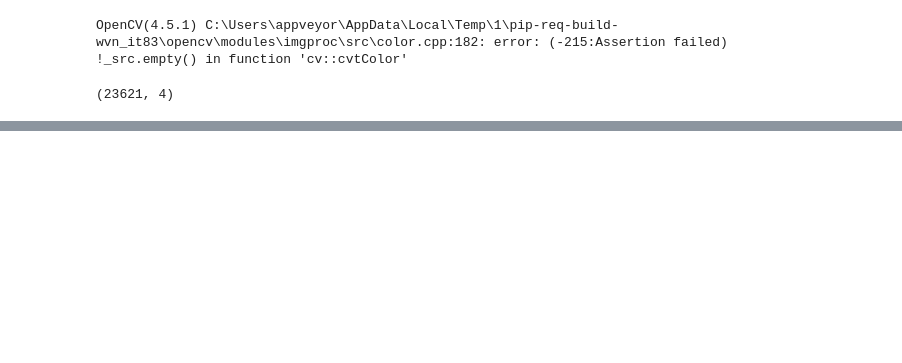
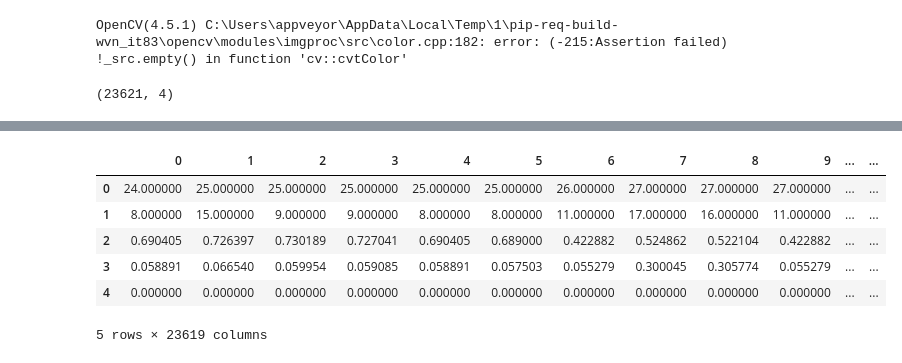
Before and after one commit to azgarshuvo/object-tracking-with-kalman-filtering, a Jupyter notebook: main3.ipynb, the cells around one changed output, grey strips where cells are left out. Cells and saved outputs as stored; diff of their text form; code cells hidden in the pictures; blank space fills up the shorter version.

```diff
--- a/main3.ipynb
+++ b/main3.ipynb
@@ -374,0 +390,2 @@ NameError: name 'np' is not defined
+# %%
+h= get_inverse_pespective(perspective_matrix_padded)
@@ -374,0 +411,4 @@ NameError: name 'np' is not defined
+# %%
+data_input_copy = data_input.copy()
+data_input_copy= data_input_copy[1:]
+data_input_copy
@@ -374,0 +423,15 @@ NameError: name 'np' is not defined
+# %%
+new_data_input = np.zeros_like(data_input_copy[0])
+
+for row in data_input_copy:
+    point = (row[2],row[3])
+    [x_floor, y_floor] = project_to_floor(point,h)
+    x_floor_val = x_floor[0]
+    y_floor_val = y_floor[0]
+    frameID = row[0]
+    personID = row[1]
+    #record = np.array([frameID, personid, each_record[0], each_record[1] ])
+    record2 = np.array([frameID, personID, x_floor_val, y_floor_val ])
+    print(record2)
+    new_data_input=np.vstack((new_data_input, record2))
+new_data_input
@@ -374,0 +463,18 @@ NameError: name 'np' is not defined
+# %%
+new_data_input = new_data_input[1:]
+new_data_input
+zero_row = np.zeros((len(new_data_input),))
+# %%
+pixel_pos_raw2 = pd.DataFrame(new_data_input)
+pixel_pos2 = pixel_pos_raw2.T
+zseries = pd.Series(zero_row)
+pixel_pos2 = pixel_pos2.append(zseries,ignore_index=True)
+pixel_pos2
+# %% [output]
+|  | 0 | 1 | 2 | 3 | 4 | 5 | 6 | 7 | 8 | 9 | ... | ... |
+| 0 | 24.000000 | 25.000000 | 25.000000 | 25.000000 | 25.000000 | 25.000000 | 26.000000 | 27.000000 | 27.000000 | 27.000000 | ... | ... |
+| 1 | 8.000000 | 15.000000 | 9.000000 | 9.000000 | 8.000000 | 8.000000 | 11.000000 | 17.000000 | 16.000000 | 11.000000 | ... | ... |
+| 2 | 0.690405 | 0.726397 | 0.730189 | 0.727041 | 0.690405 | 0.689000 | 0.422882 | 0.524862 | 0.522104 | 0.422882 | ... | ... |
+| 3 | 0.058891 | 0.066540 | 0.059954 | 0.059085 | 0.058891 | 0.057503 | 0.055279 | 0.300045 | 0.305774 | 0.055279 | ... | ... |
+| 4 | 0.000000 | 0.000000 | 0.000000 | 0.000000 | 0.000000 | 0.000000 | 0.000000 | 0.000000 | 0.000000 | 0.000000 | ... | ... |
+5 rows × 23619 columns
```
Also changed, not shown: parts of 10 cells of this notebook, 4 other files.
